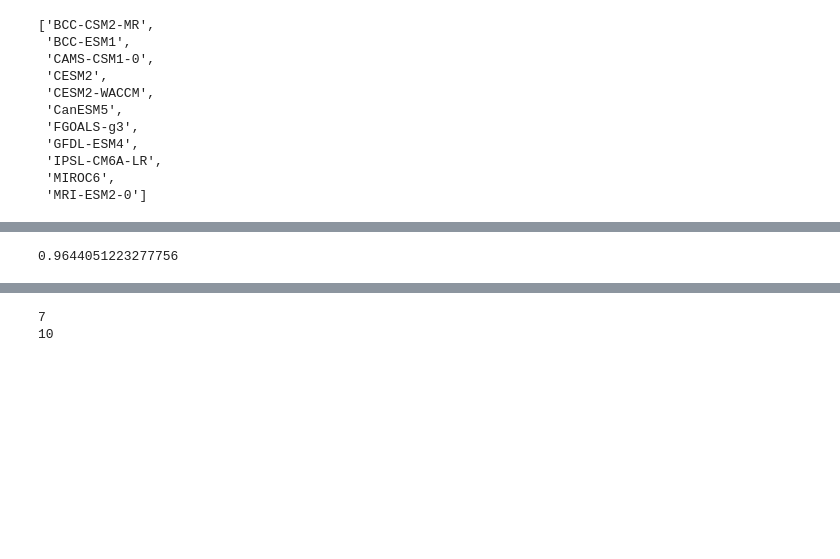
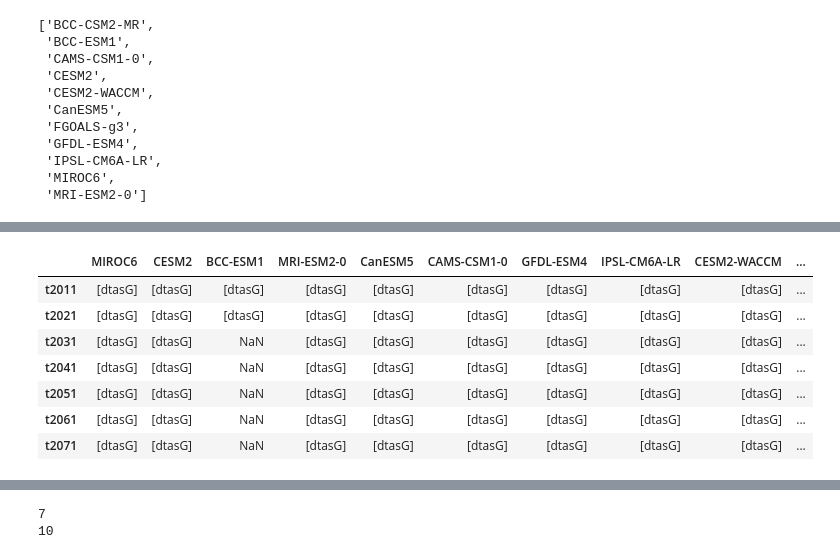
Before and after one commit to apendergrass/cmip6hack-precip, a Jupyter notebook: notebooks/mean_var_calcs.ipynb, the cells around one changed output, grey strips where cells are left out. Cells and saved outputs as stored; diff of their text form; code cells hidden in the pictures; blank space fills up the shorter version.

```diff
--- a/notebooks/mean_var_calcs.ipynb
+++ b/notebooks/mean_var_calcs.ipynb
@@ -324,4 +187,11 @@ CAMS-CSM1-0 processed!
-# %%
-tresults['BCC-CSM2-MR']['t2011'].dtasG.values.item(0)
-# %% [output]
-0.9644051223277756
+# %%
+pd.DataFrame(tresults)
+# %% [output]
+|  | MIROC6 | CESM2 | BCC-ESM1 | MRI-ESM2-0 | CanESM5 | CAMS-CSM1-0 | GFDL-ESM4 | IPSL-CM6A-LR | CESM2-WACCM | ... |
+| t2011 | [dtasG] | [dtasG] | [dtasG] | [dtasG] | [dtasG] | [dtasG] | [dtasG] | [dtasG] | [dtasG] | ... |
+| t2021 | [dtasG] | [dtasG] | [dtasG] | [dtasG] | [dtasG] | [dtasG] | [dtasG] | [dtasG] | [dtasG] | ... |
+| t2031 | [dtasG] | [dtasG] | NaN | [dtasG] | [dtasG] | [dtasG] | [dtasG] | [dtasG] | [dtasG] | ... |
+| t2041 | [dtasG] | [dtasG] | NaN | [dtasG] | [dtasG] | [dtasG] | [dtasG] | [dtasG] | [dtasG] | ... |
+| t2051 | [dtasG] | [dtasG] | NaN | [dtasG] | [dtasG] | [dtasG] | [dtasG] | [dtasG] | [dtasG] | ... |
+| t2061 | [dtasG] | [dtasG] | NaN | [dtasG] | [dtasG] | [dtasG] | [dtasG] | [dtasG] | [dtasG] | ... |
+| t2071 | [dtasG] | [dtasG] | NaN | [dtasG] | [dtasG] | [dtasG] | [dtasG] | [dtasG] | [dtasG] | ... |
```
Also changed, not shown: parts of 15 cells of this notebook.
